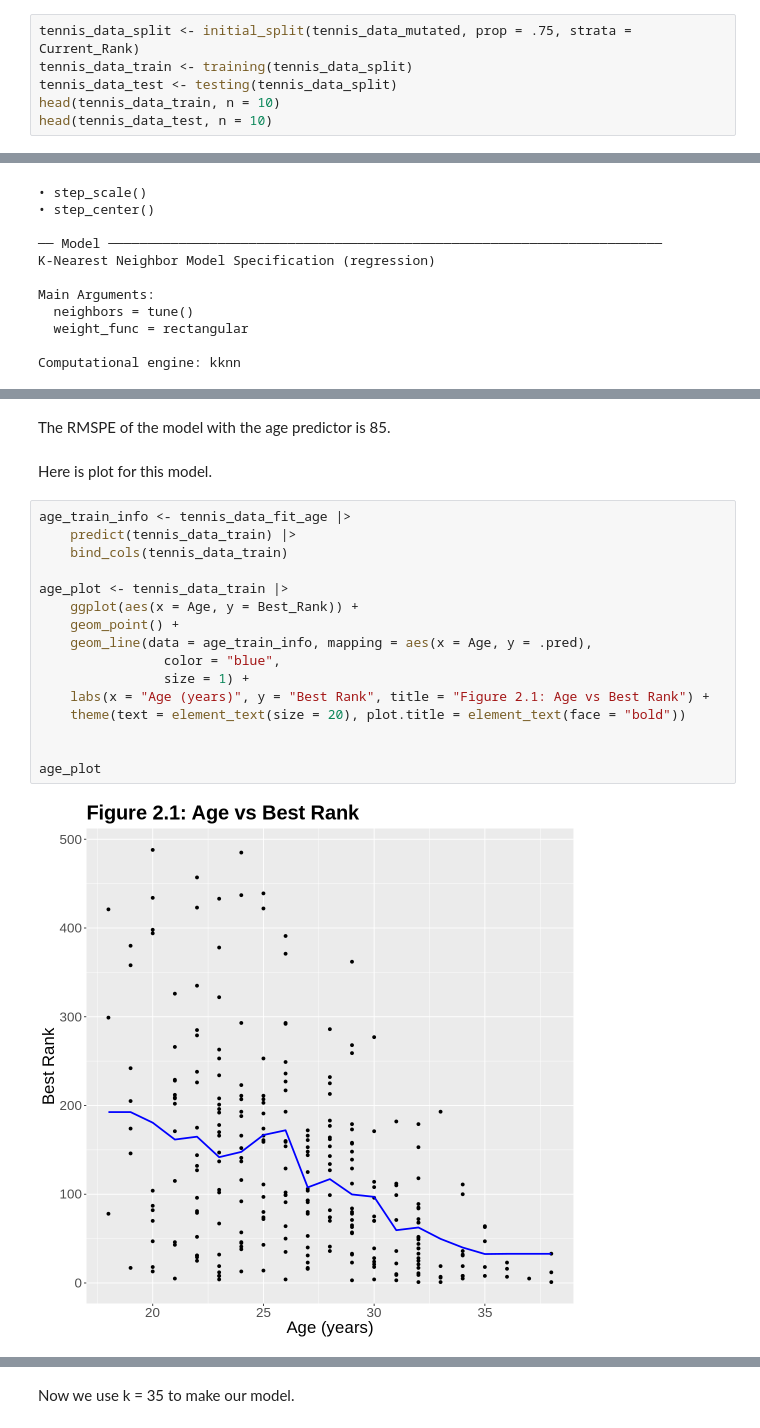
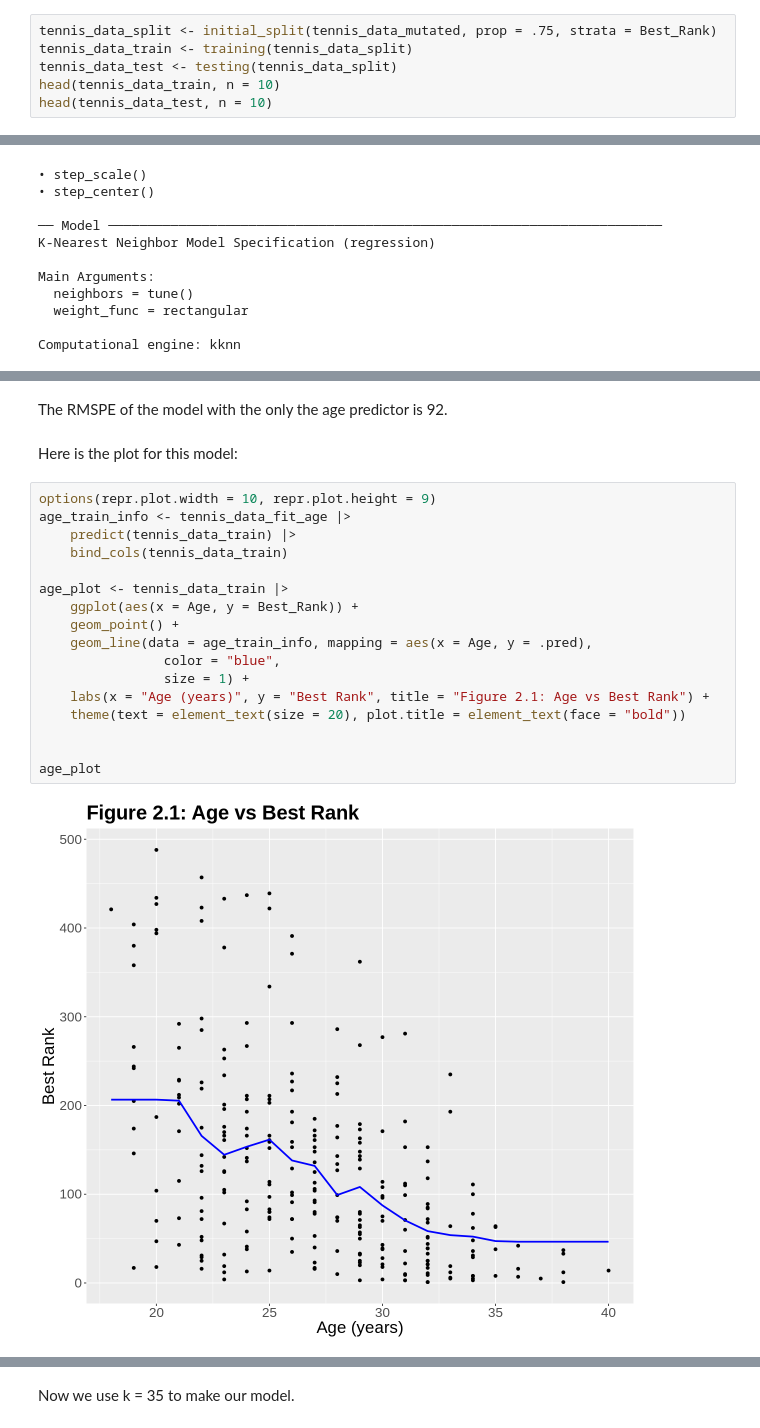
Before and after one commit to chaeyoonchang/dsci-100-group-007-33, a Jupyter notebook: report.ipynb, the cells around one changed output, grey strips where cells are left out. Cells and saved outputs as stored; diff of their text form.

Commit message:
set strata to Best_Rank, added titles

```diff
--- a/report.ipynb
+++ b/report.ipynb
@@ -178,5 +178,5 @@ We split the data into 75% training and 25% testing datasets with starta set to
 # %%
-tennis_data_split <- initial_split(tennis_data_mutated, prop = .75, strata = Current_Rank)
+tennis_data_split <- initial_split(tennis_data_mutated, prop = .75, strata = Best_Rank)
 tennis_data_train <- training(tennis_data_split)
 tennis_data_test <- testing(tennis_data_split)
 head(tennis_data_train, n = 10)
@@ -407,23 +406,24 @@ A tibble: 1 × 3
 # %% [markdown]
-The RMSPE of the model with the age predictor is 85.
+The RMSPE of the model with the only the age predictor is 92.
 # %% [markdown]
-Here is plot for this model.
+Here is  the plot for this model:
 # %%
+options(repr.plot.width = 10, repr.plot.height = 9)
 age_train_info <- tennis_data_fit_age |>
     predict(tennis_data_train) |>
     bind_cols(tennis_data_train)
 
 age_plot <- tennis_data_train |>
     ggplot(aes(x = Age, y = Best_Rank)) +
     geom_point() +
     geom_line(data = age_train_info, mapping = aes(x = Age, y = .pred),
                 color = "blue",
                 size = 1) +
     labs(x = "Age (years)", y = "Best Rank", title = "Figure 2.1: Age vs Best Rank") +
     theme(text = element_text(size = 20), plot.title = element_text(face = "bold"))
 
 
 age_plot
 # %% [output]
-[figure, old version]
+[figure, new version]
 # %% [markdown]
```
Also changed, not shown: parts of 50 cells of this notebook.
